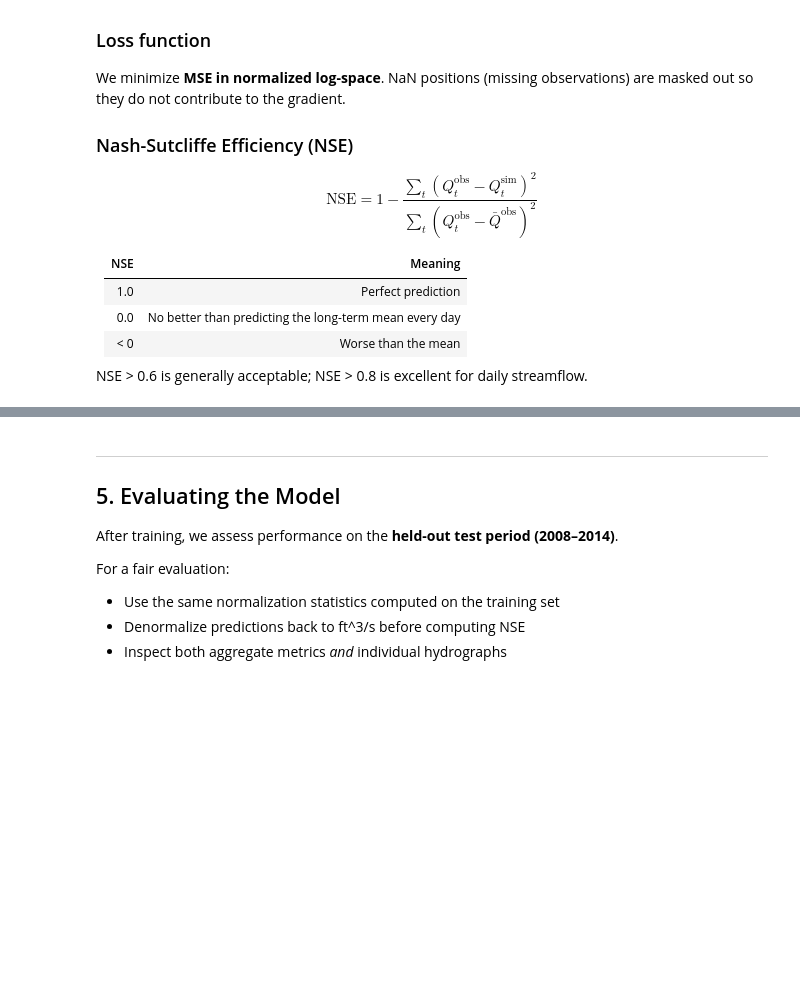
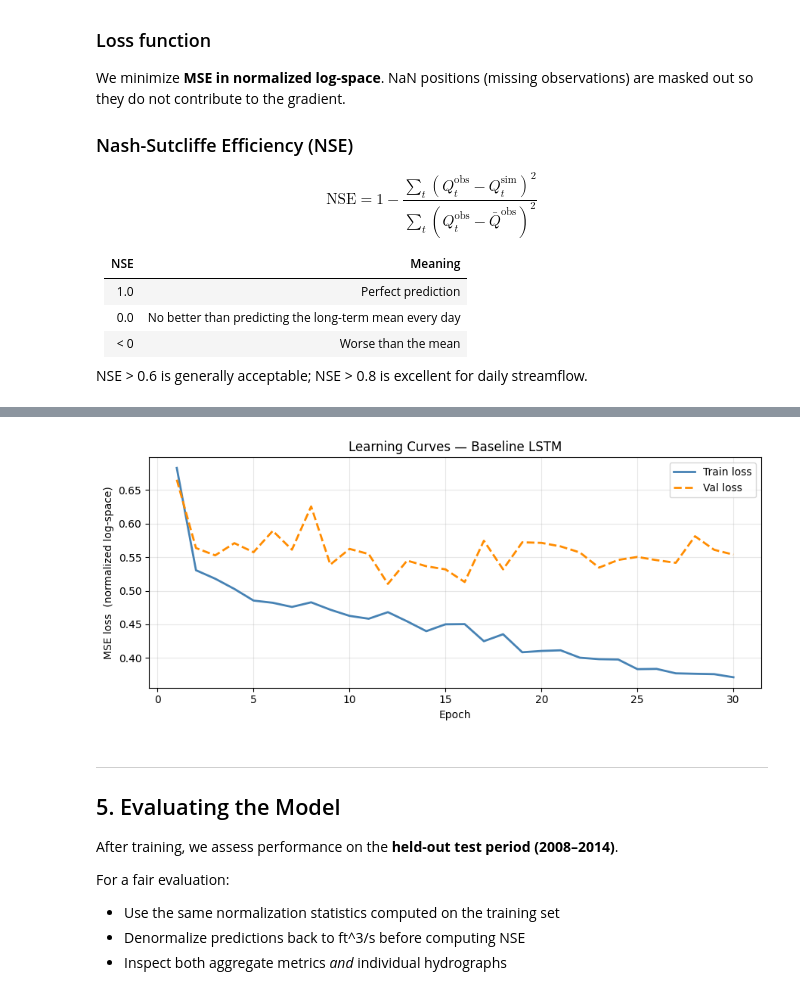
Before and after one commit to leoglonz/Foundations-of-ML, a Jupyter notebook: tutorials/01_ml_pipeline_streamflow.ipynb, the cells around one changed output, grey strips where cells are left out. Cells and saved outputs as stored; diff of their text form; code cells hidden in the pictures; blank space fills up the shorter version.

```diff
--- a/tutorials/01_ml_pipeline_streamflow.ipynb
+++ b/tutorials/01_ml_pipeline_streamflow.ipynb
@@ -507,21 +484,12 @@ print(f"\nBest val loss: {min(val_losses):.4f}")
 # %%
-fig, ax = plt.subplots(figsize=(9, 4))
-epochs = range(1, len(train_losses) + 1)
-
-ax.plot(epochs, train_losses, color="steelblue", linewidth=2, label="Train loss")
-ax.plot(epochs, val_losses, color="darkorange", linewidth=2, linestyle="--", label="Val loss")
-ax.set_xlabel("Epoch")
-ax.set_ylabel("MSE loss  (normalized log-space)")
-ax.set_title("Learning Curves — Baseline LSTM")
-ax.legend()
-ax.grid(alpha=0.3)
-plt.tight_layout()
-plt.show()
+plot_learning_curves(train_losses, val_losses, title="Learning Curves — Baseline LSTM")
 
 # What to look for:
 # ✓  Both curves decrease and level off -> healthy training
 # ✗  Val curve rises while train falls -> overfitting
 # ✗  Both curves stay high and flat -> underfitting
+# %% [output]
+[figure, added]
 # %% [markdown]
 
 ---
```
Also changed, not shown: parts of 36 cells of this notebook, 6 other files.
